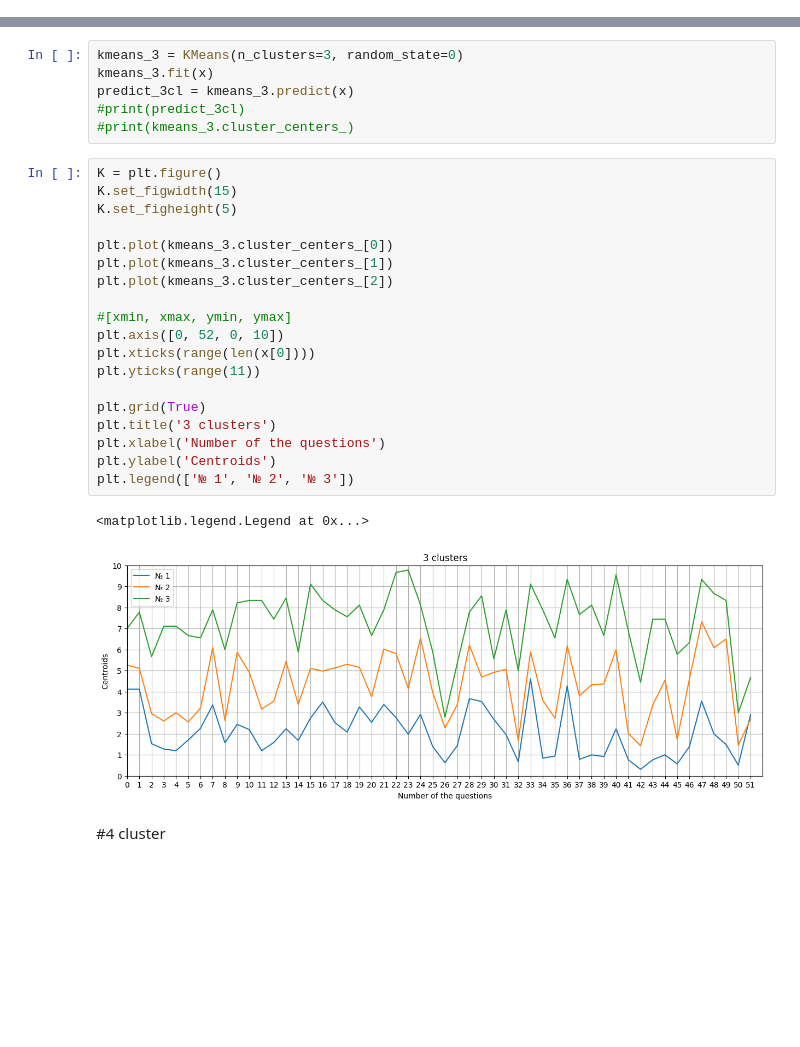
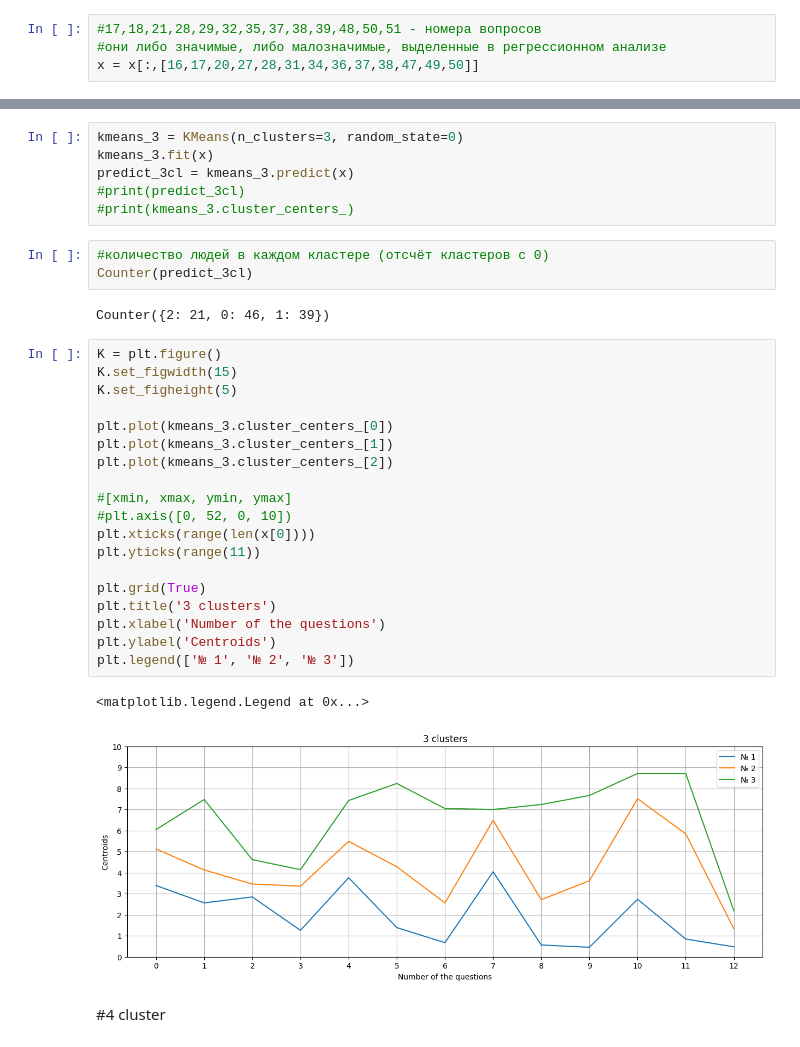
Before and after one commit to Viktory4121/Diploma, a Jupyter notebook: cluster.ipynb, the cells around one changed output, grey strips where cells are left out. Cells and saved outputs as stored; diff of their text form; blank space fills up the shorter version.

```diff
--- a/cluster.ipynb
+++ b/cluster.ipynb
@@ -44,4 +47,8 @@ pdata
 x = np.array(pdata[pdata.columns[1:53]]).copy()
+# %%
+#17,18,21,28,29,32,35,37,38,39,48,50,51 - номера вопросов
+#они либо значимые, либо малозначимые, выделенные в регрессионном анализе
+x = x[:,[16,17,20,27,28,31,34,36,37,38,47,49,50]]
 # %% [markdown]
 #2 cluster
 # %%
@@ -79,28 +91,33 @@ kmeans_3.fit(x)
 predict_3cl = kmeans_3.predict(x)
 #print(predict_3cl)
 #print(kmeans_3.cluster_centers_)
+# %%
+#количество людей в каждом кластере (отсчёт кластеров с 0)
+Counter(predict_3cl)
+# %% [output]
+Counter({2: 21, 0: 46, 1: 39})
 # %%
 K = plt.figure()
 K.set_figwidth(15)
 K.set_figheight(5)
 
 plt.plot(kmeans_3.cluster_centers_[0])
 plt.plot(kmeans_3.cluster_centers_[1])
 plt.plot(kmeans_3.cluster_centers_[2])
 
 #[xmin, xmax, ymin, ymax]
-plt.axis([0, 52, 0, 10])
+#plt.axis([0, 52, 0, 10])
 plt.xticks(range(len(x[0])))
 plt.yticks(range(11))
 
 plt.grid(True)
 plt.title('3 clusters')
 plt.xlabel('Number of the questions')
 plt.ylabel('Centroids')
 plt.legend(['№ 1', '№ 2', '№ 3'])
 # %% [output]
 <matplotlib.legend.Legend at 0x...>
-[figure, old version]
+[figure, new version]
 # %% [markdown]
 #4 cluster
 # %%
```
Also changed, not shown: parts of 12 cells of this notebook.
